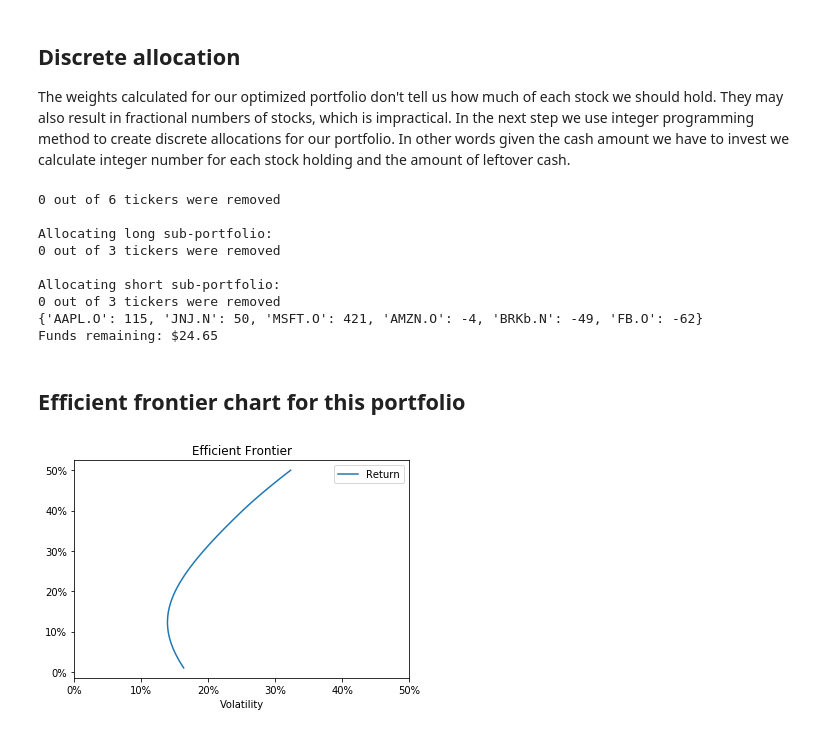
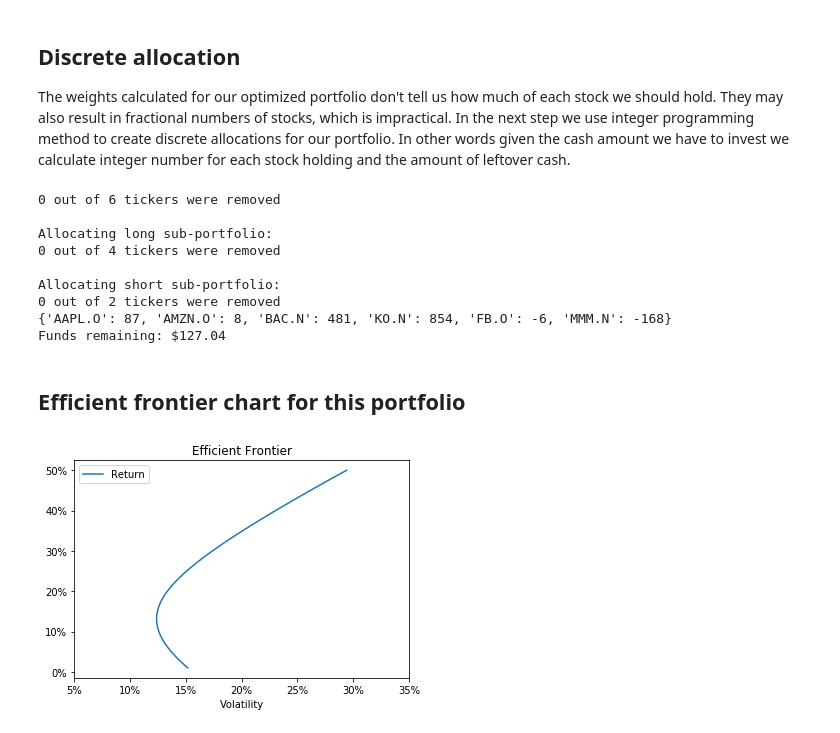
Before and after one commit to LSEG-API-Samples/Article.EikonAPI.Python.PortfolioOptimization, a Jupyter notebook: PortfolioOptimization.ipynb, the cells around one changed output. Cells and saved outputs as stored; diff of their text form; code cells hidden in the pictures.

```diff
--- a/PortfolioOptimization.ipynb
+++ b/PortfolioOptimization.ipynb
@@ -24,7 +24,7 @@ else:
 # %% [markdown]
 ## Retrieving stock prices and rebasing to view price performance on common scale
 # %%
-stocks_list = ['MSFT.O','AAPL.O','AMZN.O','FB.O','BRKb.N','JNJ.N']
+stocks_list = ['KO.N','AAPL.O','AMZN.O','FB.O','BAC.N','MMM.N']
 def get_prices(stocks, start_date):
     stock_prices, err = ek.get_data(stocks,
                          ['TR.PriceClose.date','TR.PriceClose'],
@@ -132,26 +132,26 @@ print("Funds remaining: ${:.2f}".format(leftover))
 0 out of 6 tickers were removed
 
 Allocating long sub-portfolio:
-0 out of 3 tickers were removed
+0 out of 4 tickers were removed
 
 Allocating short sub-portfolio:
-0 out of 3 tickers were removed
-{'AAPL.O': 115, 'JNJ.N': 50, 'MSFT.O': 421, 'AMZN.O': -4, 'BRKb.N': -49, 'FB.O': -62}
-Funds remaining: $24.65
+0 out of 2 tickers were removed
+{'AAPL.O': 87, 'AMZN.O': 8, 'BAC.N': 481, 'KO.N': 854, 'FB.O': -6, 'MMM.N': -168}
+Funds remaining: $127.04
 # %% [markdown]
 ## Efficient frontier chart for this portfolio
 # %%
 def risk_return(row):
     pf = ef.efficient_return(target_return=row.Target_Return)
     perf = ef.portfolio_performance()
     row.Return = perf[0]
     row.Volatility = perf[1]
     return row
 df = pd.DataFrame(columns=['Target_Return','Volatility','Return'])
 df['Target_Return'] = np.linspace(0.01, 0.5)
 df = df.apply(risk_return, axis=1)
-ax = df.plot(x='Volatility', y='Return', xlim = (0, 0.5), title='Efficient Frontier')
+ax = df.plot(x='Volatility', y='Return', xlim = (0.05, 0.35), title='Efficient Frontier')
 ax.xaxis.set_major_formatter(FuncFormatter(lambda x, _: '{:.0%}'.format(x)))
 ax.yaxis.set_major_formatter(FuncFormatter(lambda y, _: '{:.0%}'.format(y)))
 # %% [output]
-[figure, old version]
+[figure, new version]
```
Also changed, not shown: parts of 5 cells of this notebook.
